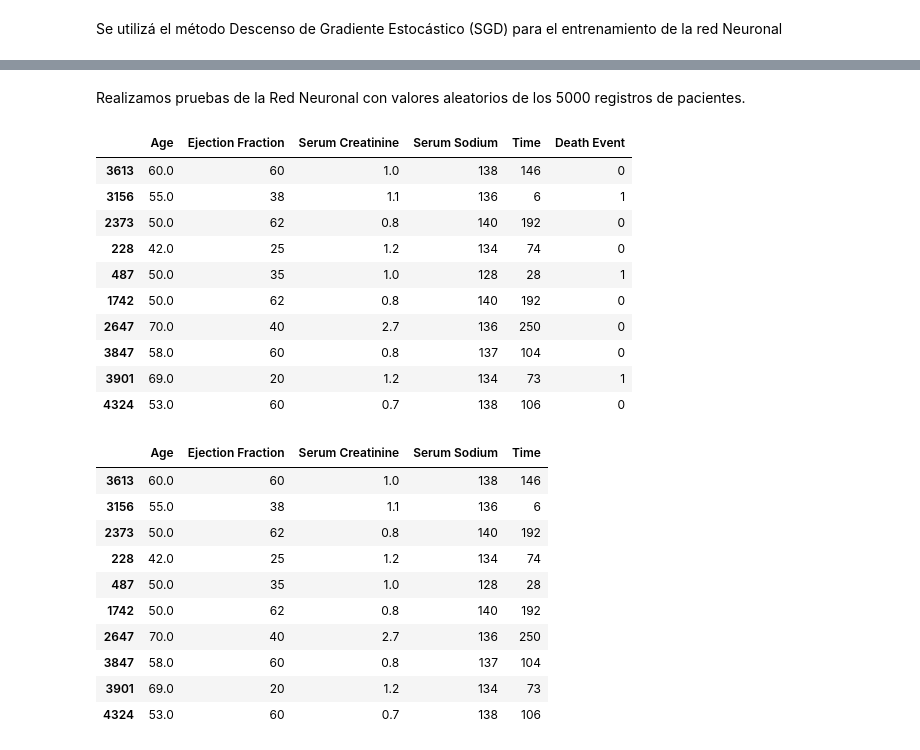
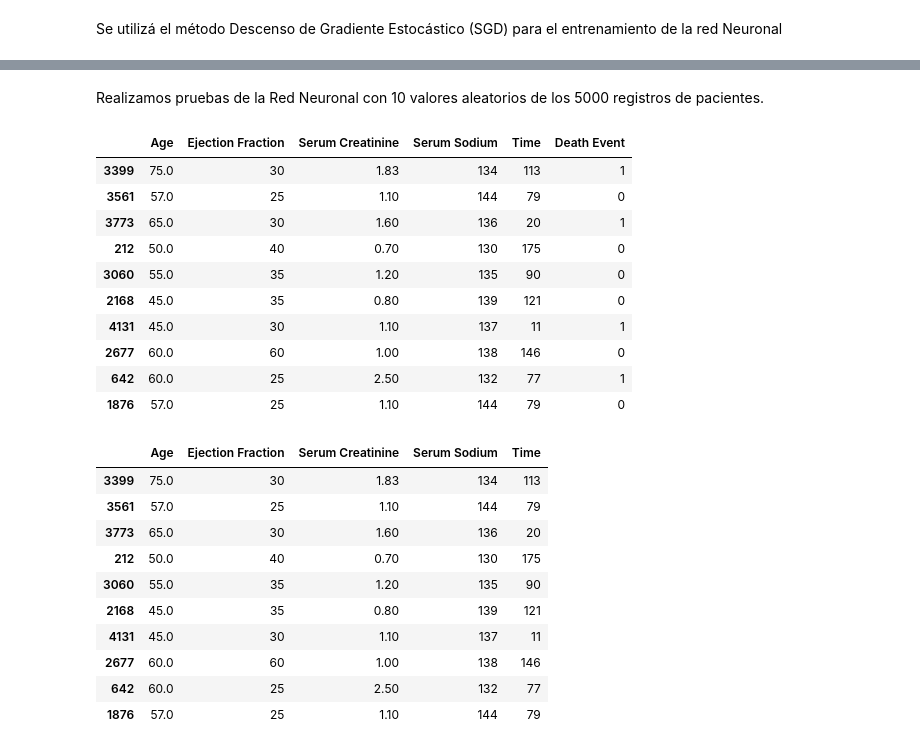
Before and after one commit to AliMarinaa/Tp-Final-Mate-3, a Jupyter notebook: TpFinal.ipynb, the cells around one changed output, grey strips where cells are left out. Saved outputs shown, nothing was run; the diff lists cells and outputs as text; code cells hidden in the pictures.

```diff
--- a/TpFinal.ipynb
+++ b/TpFinal.ipynb
@@ -338,36 +335,36 @@ ACCURACY:  0.9118176364727054
 # %% [markdown]
-Realizamos pruebas de la Red Neuronal con valores aleatorios de los 5000 registros de pacientes.
+Realizamos pruebas de la Red Neuronal con 10 valores aleatorios de los 5000 registros de pacientes.
 # %%
 data1 = ['Age','Ejection Fraction', 'Serum Creatinine','Serum Sodium', 'Time', 'Death Event']
-filas_aleatorias = df1[data1].sample(n=10)  # Obtener 10 filas aleatorias solo para las columnas especificadas en 'data'
+filas_aleatorias = df[data1].sample(n=10)  # Obtener 10 filas aleatorias solo para las columnas especificadas en 'data'
 filas_aleatorias2 = filas_aleatorias.loc[:, filas_aleatorias.columns[:-1]]
 filas_aleatorias
 # %% [output]
 |  | Age | Ejection Fraction | Serum Creatinine | Serum Sodium | Time | Death Event |
-| 3613 | 60.0 | 60 | 1.0 | 138 | 146 | 0 |
-| 3156 | 55.0 | 38 | 1.1 | 136 | 6 | 1 |
-| 2373 | 50.0 | 62 | 0.8 | 140 | 192 | 0 |
-| 228 | 42.0 | 25 | 1.2 | 134 | 74 | 0 |
-| 487 | 50.0 | 35 | 1.0 | 128 | 28 | 1 |
-| 1742 | 50.0 | 62 | 0.8 | 140 | 192 | 0 |
-| 2647 | 70.0 | 40 | 2.7 | 136 | 250 | 0 |
-| 3847 | 58.0 | 60 | 0.8 | 137 | 104 | 0 |
-| 3901 | 69.0 | 20 | 1.2 | 134 | 73 | 1 |
-| 4324 | 53.0 | 60 | 0.7 | 138 | 106 | 0 |
+| 3399 | 75.0 | 30 | 1.83 | 134 | 113 | 1 |
+| 3561 | 57.0 | 25 | 1.10 | 144 | 79 | 0 |
+| 3773 | 65.0 | 30 | 1.60 | 136 | 20 | 1 |
+| 212 | 50.0 | 40 | 0.70 | 130 | 175 | 0 |
+| 3060 | 55.0 | 35 | 1.20 | 135 | 90 | 0 |
+| 2168 | 45.0 | 35 | 0.80 | 139 | 121 | 0 |
+| 4131 | 45.0 | 30 | 1.10 | 137 | 11 | 1 |
+| 2677 | 60.0 | 60 | 1.00 | 138 | 146 | 0 |
+| 642 | 60.0 | 25 | 2.50 | 132 | 77 | 1 |
+| 1876 | 57.0 | 25 | 1.10 | 144 | 79 | 0 |
 # %%
 filas_aleatorias2
 # %% [output]
 |  | Age | Ejection Fraction | Serum Creatinine | Serum Sodium | Time |
-| 3613 | 60.0 | 60 | 1.0 | 138 | 146 |
-| 3156 | 55.0 | 38 | 1.1 | 136 | 6 |
-| 2373 | 50.0 | 62 | 0.8 | 140 | 192 |
-| 228 | 42.0 | 25 | 1.2 | 134 | 74 |
-| 487 | 50.0 | 35 | 1.0 | 128 | 28 |
-| 1742 | 50.0 | 62 | 0.8 | 140 | 192 |
-| 2647 | 70.0 | 40 | 2.7 | 136 | 250 |
-| 3847 | 58.0 | 60 | 0.8 | 137 | 104 |
-| 3901 | 69.0 | 20 | 1.2 | 134 | 73 |
-| 4324 | 53.0 | 60 | 0.7 | 138 | 106 |
+| 3399 | 75.0 | 30 | 1.83 | 134 | 113 |
+| 3561 | 57.0 | 25 | 1.10 | 144 | 79 |
+| 3773 | 65.0 | 30 | 1.60 | 136 | 20 |
+| 212 | 50.0 | 40 | 0.70 | 130 | 175 |
+| 3060 | 55.0 | 35 | 1.20 | 135 | 90 |
+| 2168 | 45.0 | 35 | 0.80 | 139 | 121 |
+| 4131 | 45.0 | 30 | 1.10 | 137 | 11 |
+| 2677 | 60.0 | 60 | 1.00 | 138 | 146 |
+| 642 | 60.0 | 25 | 2.50 | 132 | 77 |
+| 1876 | 57.0 | 25 | 1.10 | 144 | 79 |
 # %%
 for i, row in filas_aleatorias2.iterrows():
     X_sample = row.values.reshape(1, -1)  # Datos de entrada en la Red Nueronal
```
Also changed, not shown: parts of 7 cells of this notebook.
